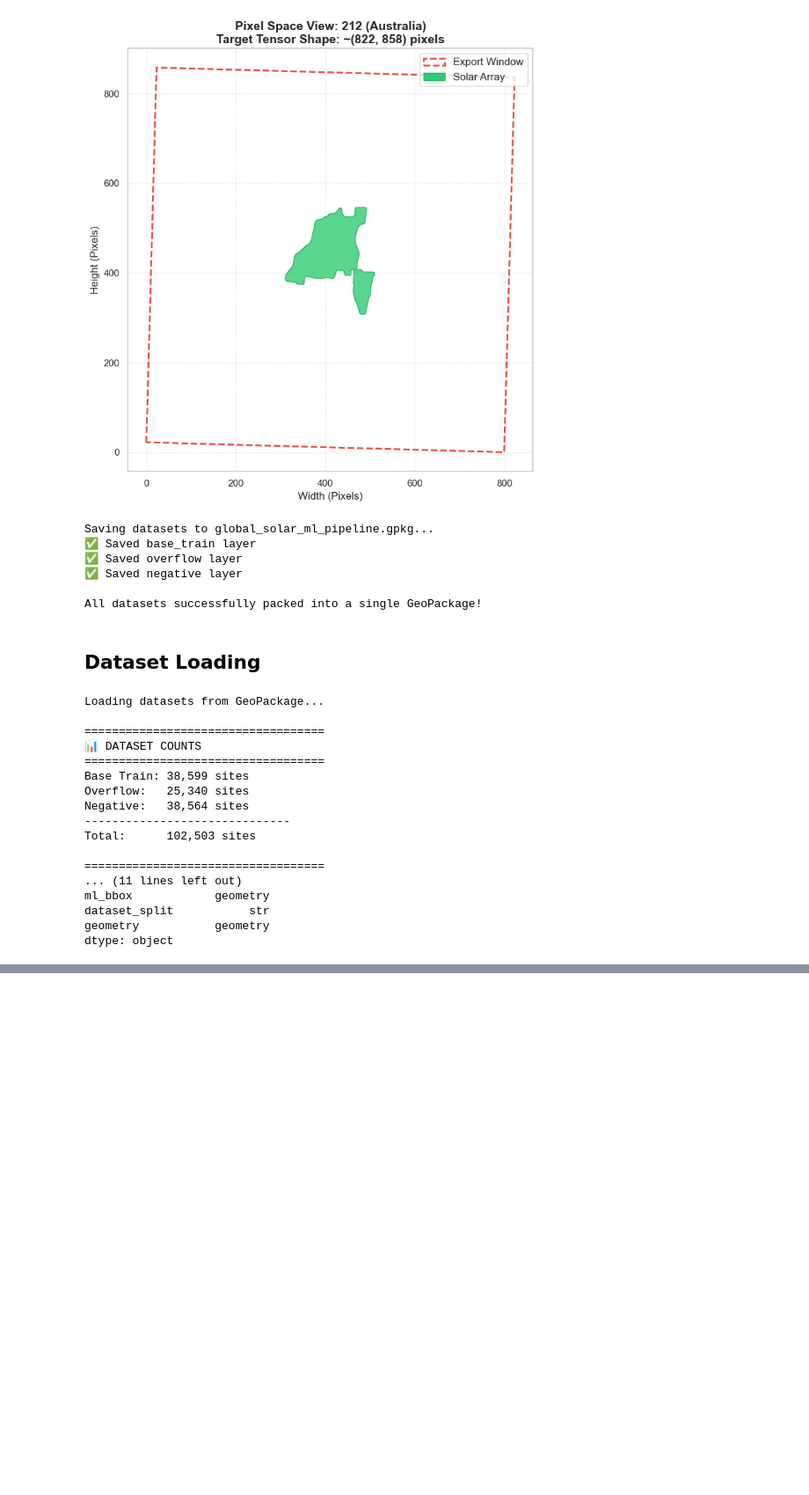
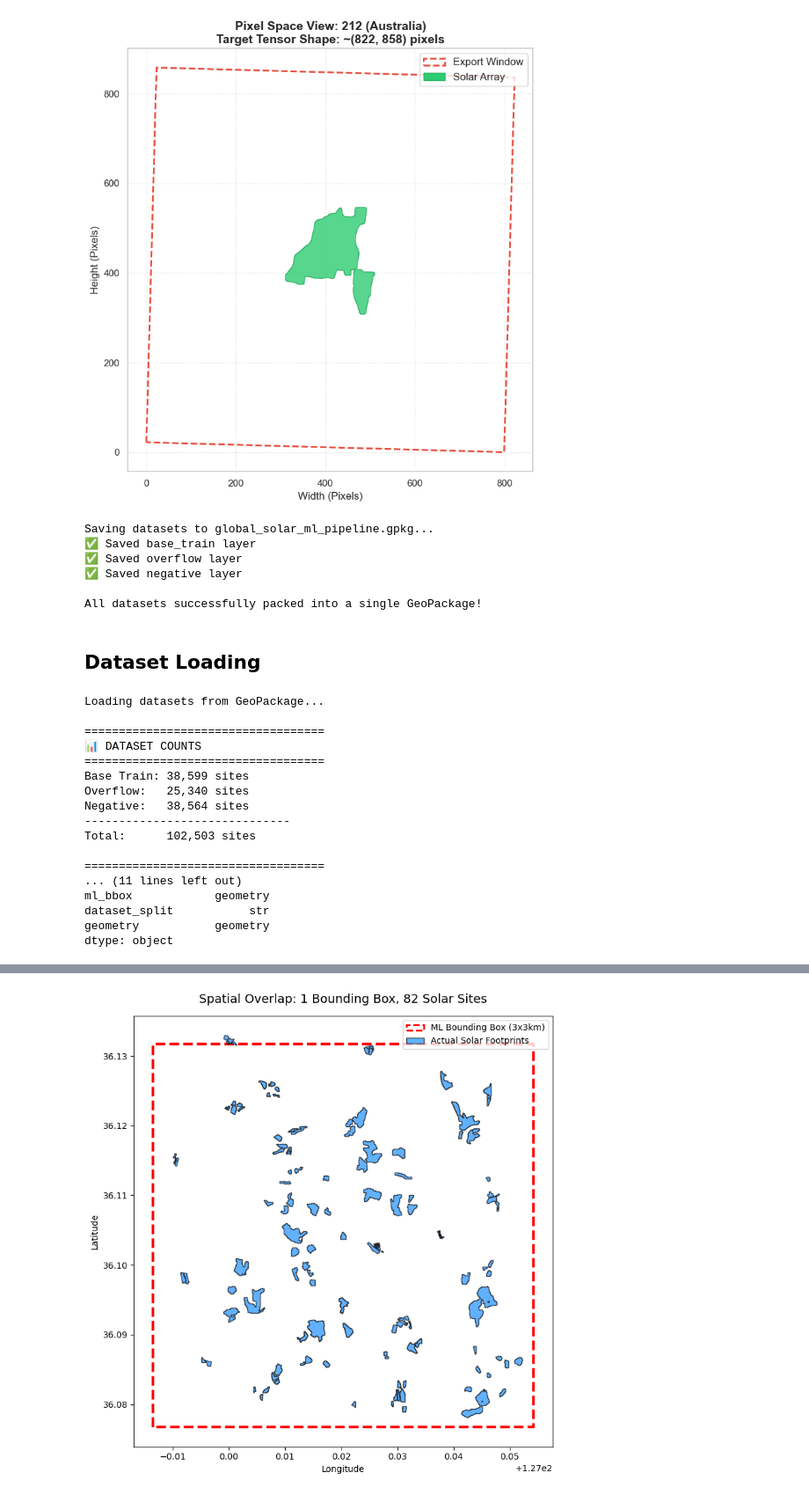
Before and after one commit to Abdullahr29/Solar-Siting, a Jupyter notebook: AlphaEarth_Solar_Model_Training.ipynb, the cells around one changed output, grey strips where cells are left out. Shown at 88% size. Cells and saved outputs as stored; diff of their text form; code cells hidden in the pictures; blank space fills up the shorter version.

```diff
--- a/AlphaEarth_Solar_Model_Training.ipynb
+++ b/AlphaEarth_Solar_Model_Training.ipynb
@@ -755,3 +755,86 @@ ml_bbox            geometry
 dataset_split           str
 geometry           geometry
 dtype: object
+# %%
+import matplotlib.patches as mpatches
+
+# 1. Load the Data
+gpkg_file = "global_solar_ml_pipeline.gpkg"
+print("Loading positive datasets...")
+base_train = gpd.read_file(gpkg_file, layer="base_train")
+overflow = gpd.read_file(gpkg_file, layer="overflow")
+
+# Combine all positive sites (we don't check negatives because they don't have solar farms)
+#positives = pd.concat([base_train, overflow], ignore_index=True)
+positives = base_train.copy()
+
+# Convert the bounding boxes back to active geometries
+positives['ml_bbox'] = gpd.GeoSeries.from_wkt(positives['ml_bbox'])
+
+# 2. Isolate Geometries for the Spatial Join
+# Create a GeoDataFrame of JUST the 3km bounding boxes
+bboxes = gpd.GeoDataFrame(positives[['ml_bbox']], geometry='ml_bbox', crs=positives.crs)
+bboxes['bbox_id'] = bboxes.index
+
+# Create a GeoDataFrame of JUST the actual solar footprints
+footprints = gpd.GeoDataFrame(positives[['geometry']], geometry='geometry', crs=positives.crs)
+footprints['footprint_id'] = footprints.index
+
+# 3. Perform the Spatial Join
+# This asks: "For every bounding box, which footprints intersect it?"
+print("Calculating spatial intersections (this takes a few seconds)...")
+joined = gpd.sjoin(bboxes, footprints, how='inner', predicate='intersects')
+
+# Count how many footprints fall into each bounding box
+overlap_counts = joined.groupby('bbox_id').size()
+
+# Filter down to boxes that contain MORE THAN ONE solar footprint
+overlapping_bboxes = overlap_counts[overlap_counts > 1]
+
+# --- NUMERICAL RESULTS ---
+print("\n" + "="*40)
+print("📊 OVERLAP ANALYSIS RESULTS")
+print("="*40)
+print(f"Total positive sites:                {len(bboxes):,}")
+print(f"Boxes containing multiple sites:     {len(overlapping_bboxes):,}")
+percentage = (len(overlapping_bboxes) / len(bboxes)) * 100
+print(f"Percentage of dataset affected:      {percentage:.1f}%")
+print("="*40)
+
+# 4. Visualizing the Worst-Case Scenario
+if len(overlapping_bboxes) > 0:
+    # Find the single bounding box with the MAXIMUM number of solar arrays inside it
+    worst_case_id = overlap_counts.idxmax()
+    num_sites_in_worst = overlap_counts.max()
+
+    print(f"\nPlotting worst-case scenario: Bounding Box #{worst_case_id} contains {num_sites_in_worst} separate solar arrays!")
+
+    # Extract the geometries to plot
+    worst_bbox = bboxes.loc[[worst_case_id]]
+    intersecting_footprint_ids = joined[joined['bbox_id'] == worst_case_id]['footprint_id']
+    worst_footprints = footprints.loc[intersecting_footprint_ids]
+
+    # Plotting
+    fig, ax = plt.subplots(figsize=(8, 8))
+
+    # Plot the 3km Bounding Box
+    worst_bbox.plot(ax=ax, facecolor='none', edgecolor='red', linewidth=3, linestyle='--')
+
+    # Plot the actual Solar Footprints
+    worst_footprints.plot(ax=ax, facecolor='dodgerblue', edgecolor='black', alpha=0.7)
+
+    plt.title(f"Spatial Overlap: 1 Bounding Box, {num_sites_in_worst} Solar Sites", fontsize=14, pad=15)
+    plt.xlabel("Longitude")
+    plt.ylabel("Latitude")
+
+    # Custom Legend
+    red_patch = mpatches.Patch(edgecolor='red', facecolor='none', linewidth=2, linestyle='--', label='ML Bounding Box (3x3km)')
+    blue_patch = mpatches.Patch(facecolor='dodgerblue', edgecolor='black', alpha=0.7, label='Actual Solar Footprints')
+    plt.legend(handles=[red_patch, blue_patch], loc='upper right')
+
+    plt.tight_layout()
+    plt.savefig("overlap_example.png", dpi=300)
+    plt.show()
+else:
+    print("No overlaps found! Your sites are completely isolated.")
+# %% [output]
@@ -757,0 +853 @@ dtype: object
+[figure, added]
```
Also changed, not shown: parts of 6 cells of this notebook, 1 other file.
